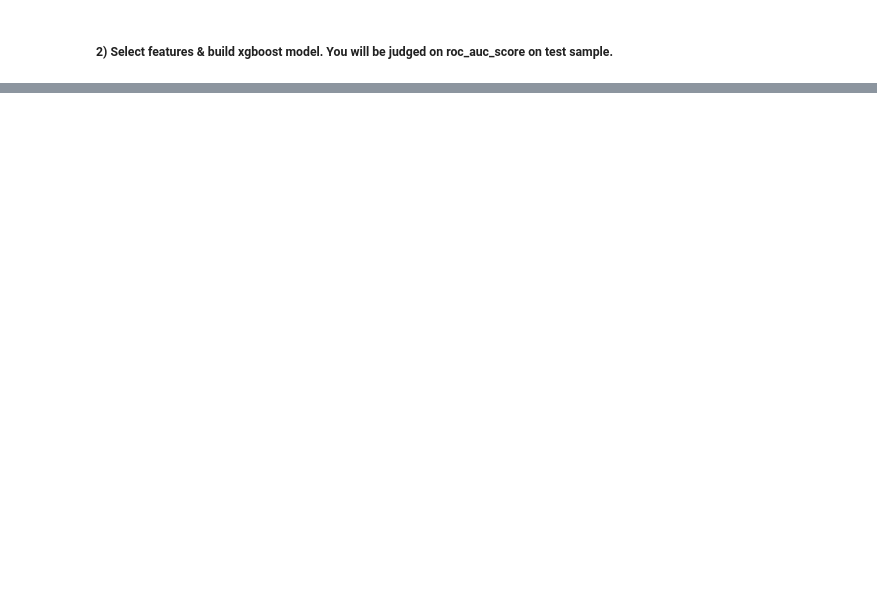
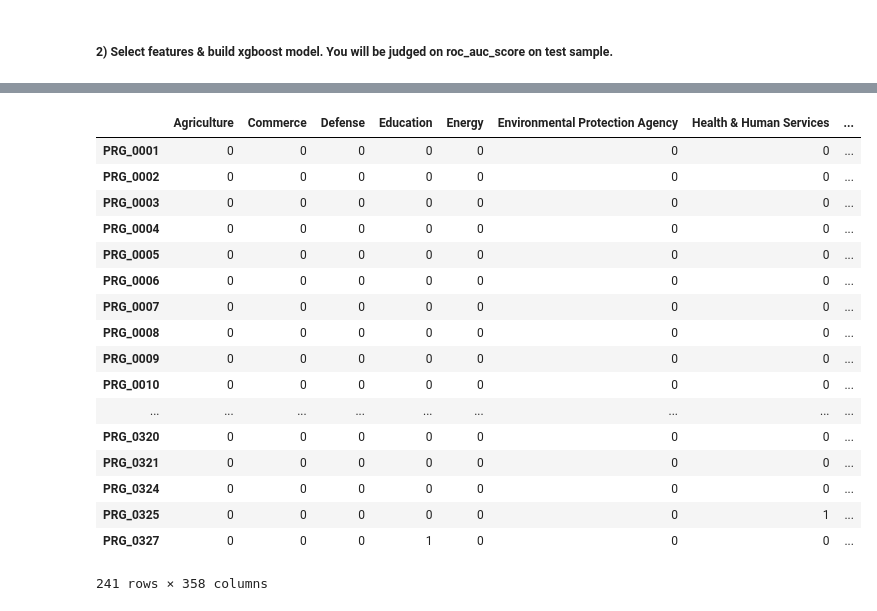
Before and after one commit to mittrayash/ml_stem_analysis, a Jupyter notebook: Solutions.ipynb, the cells around one changed output, grey strips where cells are left out. Cells and saved outputs as stored; diff of their text form; code cells hidden in the pictures; blank space fills up the shorter version.

```diff
--- a/Solutions.ipynb
+++ b/Solutions.ipynb
@@ -459,0 +459,12 @@ X_train, X_test, y_train, y_test = train_test_split(X, y, test_size=0.3, random_
+# %%
+l1 = []
+l2 = []
+collect = {}
+for col in X.columns:
+    l1.append(col)
+    l2.append(len(X[col].unique()))
+
+collect['Column Name'] = l1
+collect['Unique Count'] = l2
+count_df = pd.DataFrame(collect)
+count_df
@@ -459,0 +490,9 @@ X_train, X_test, y_train, y_test = train_test_split(X, y, test_size=0.3, random_
+# %%
+for row in count_df.iterrows():
+    if row[1]['Unique Count'] > 13:
+        if row[1]['Column Name'] not in ['B) Year Established', 'C1) Funding FY2008', 'C2) Funding FY2009', 'C3) Funding FY2010']:
+            X.drop([row[1]['Column Name']], axis=1, inplace=True)
+    else:
+        pass
+
+X
@@ -459,0 +518,6 @@ X_train, X_test, y_train, y_test = train_test_split(X, y, test_size=0.3, random_
+# %%
+X = X[pd.notnull(X['B) Year Established'])]
+# %%
+y = X['Target Variable']
+X = X[X.columns[:-2]]
+X.columns
@@ -466,0 +568,30 @@ ModuleNotFoundError: No module named 'xgboost'
+# %%
+new_X = pd.DataFrame(index=[X.index])
+intOrFloatCols = ['B) Year Established', 'C1) Funding FY2008', 'C2) Funding FY2009', 'C3) Funding FY2010', 'R1) Joint Funding of Investment (with Agencies)2', 'R1) Joint Funding of Investment (with Agencies)5', 'R1) Joint Funding of Investment (with Agencies)8', 'R1) Joint Funding of Investment (with Agencies)11', 'R2) Joint Funding of Investment (with Other)1', 'R2) Joint Funding of Investment (with Other)4', 'R2) Joint Funding of Investment (with Other)7', 'R2) Joint Funding of Investment (with Other)10']
+for col in X.columns:
+    if col in intOrFloatCols:
+        new_X = pd.concat([new_X, X[col]], axis=1)
+    else:
+        dummies = pd.get_dummies(X[col])
+        new_X = pd.concat([new_X, dummies], axis=1)
+
+new_X
+# %% [output]
+|  | Agriculture | Commerce | Defense | Education | Energy | Environmental Protection Agency | Health & Human Services | ... |
+| PRG_0001 | 0 | 0 | 0 | 0 | 0 | 0 | 0 | ... |
+| PRG_0002 | 0 | 0 | 0 | 0 | 0 | 0 | 0 | ... |
+| PRG_0003 | 0 | 0 | 0 | 0 | 0 | 0 | 0 | ... |
+| PRG_0004 | 0 | 0 | 0 | 0 | 0 | 0 | 0 | ... |
+| PRG_0005 | 0 | 0 | 0 | 0 | 0 | 0 | 0 | ... |
+| PRG_0006 | 0 | 0 | 0 | 0 | 0 | 0 | 0 | ... |
+| PRG_0007 | 0 | 0 | 0 | 0 | 0 | 0 | 0 | ... |
+| PRG_0008 | 0 | 0 | 0 | 0 | 0 | 0 | 0 | ... |
+| PRG_0009 | 0 | 0 | 0 | 0 | 0 | 0 | 0 | ... |
+| PRG_0010 | 0 | 0 | 0 | 0 | 0 | 0 | 0 | ... |
+| ... | ... | ... | ... | ... | ... | ... | ... | ... |
+| PRG_0320 | 0 | 0 | 0 | 0 | 0 | 0 | 0 | ... |
+| PRG_0321 | 0 | 0 | 0 | 0 | 0 | 0 | 0 | ... |
+| PRG_0324 | 0 | 0 | 0 | 0 | 0 | 0 | 0 | ... |
+| PRG_0325 | 0 | 0 | 0 | 0 | 0 | 0 | 1 | ... |
+| PRG_0327 | 0 | 0 | 0 | 1 | 0 | 0 | 0 | ... |
+241 rows × 358 columns
```
Also changed, not shown: parts of 22 cells of this notebook.
